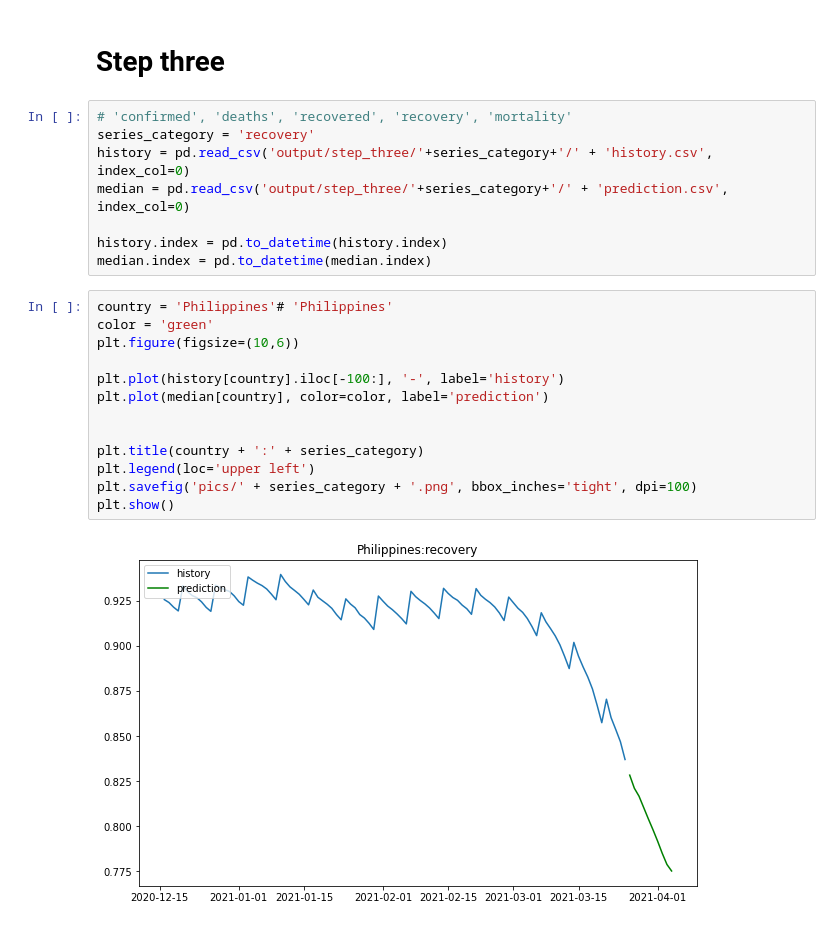
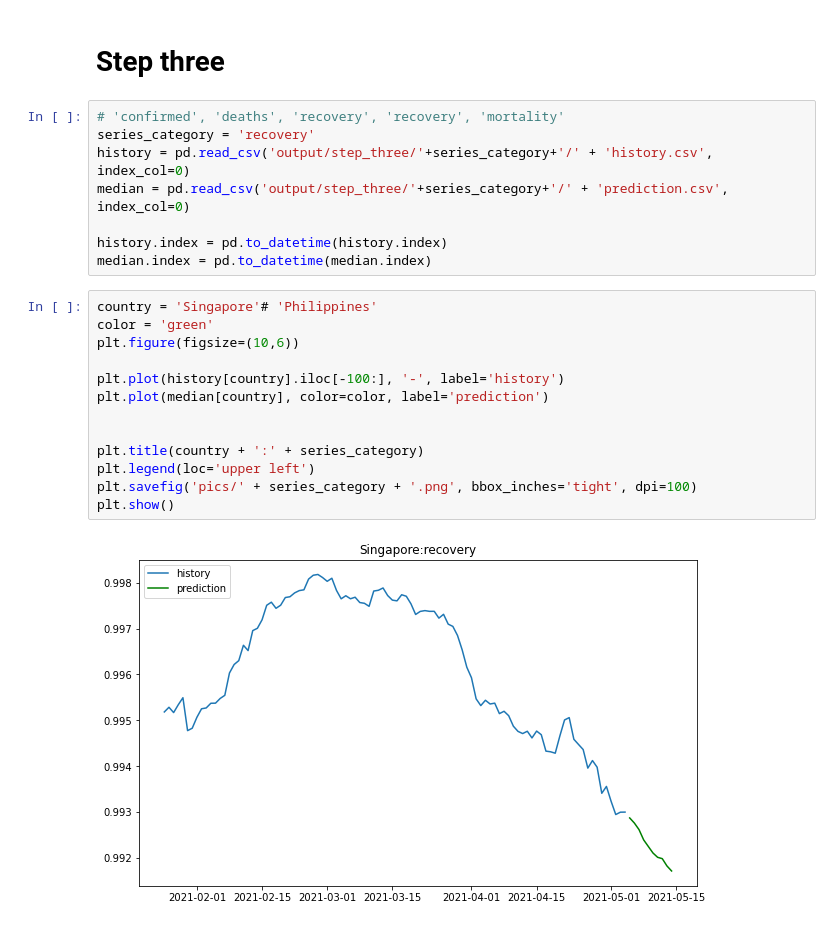
Before and after one commit to Mrzhouqifei/SUSTAIN, a Jupyter notebook: plot.ipynb, the cells around one changed output. Saved outputs shown, nothing was run; the diff lists cells and outputs as text.

```diff
--- a/plot.ipynb
+++ b/plot.ipynb
@@ -167,7 +167,7 @@ plt_attention_2(policy_indicator, [''.join(x.split(',')[:2])[2:-1] for x in poli
 # %% [markdown]
 # Step three
 # %%
-# 'confirmed', 'deaths', 'recovered', 'recovery', 'mortality'
+# 'confirmed', 'deaths', 'recovery', 'recovery', 'mortality'
 series_category = 'recovery'
 history = pd.read_csv('output/step_three/'+series_category+'/' + 'history.csv', index_col=0)
 median = pd.read_csv('output/step_three/'+series_category+'/' + 'prediction.csv', index_col=0)
@@ -175,17 +175,17 @@ median = pd.read_csv('output/step_three/'+series_category+'/' + 'prediction.csv'
 history.index = pd.to_datetime(history.index)
 median.index = pd.to_datetime(median.index)
 # %%
-country = 'Philippines'# 'Philippines'
+country = 'Singapore'# 'Philippines'
 color = 'green'
 plt.figure(figsize=(10,6))
 
 plt.plot(history[country].iloc[-100:], '-', label='history')
 plt.plot(median[country], color=color, label='prediction')
 
 
 plt.title(country + ':' + series_category)
 plt.legend(loc='upper left')
 plt.savefig('pics/' + series_category + '.png', bbox_inches='tight', dpi=100)
 plt.show()
 # %% [output]
-[figure, old version]
+[figure, new version]
```
Also changed, not shown: 23 other files.
